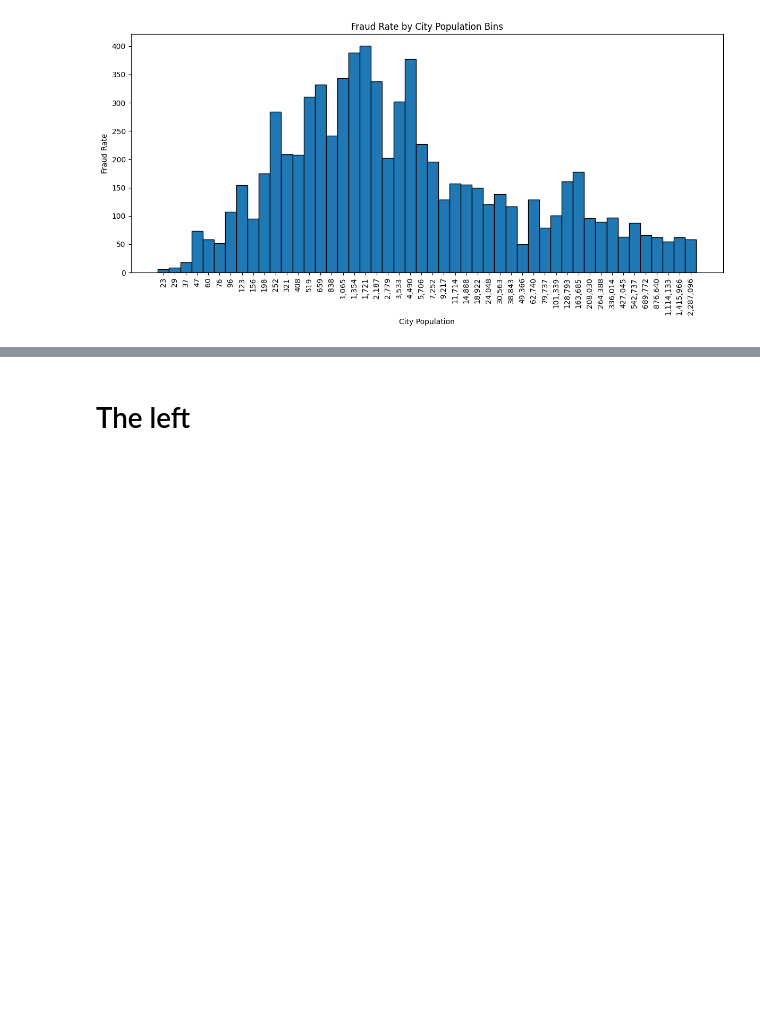
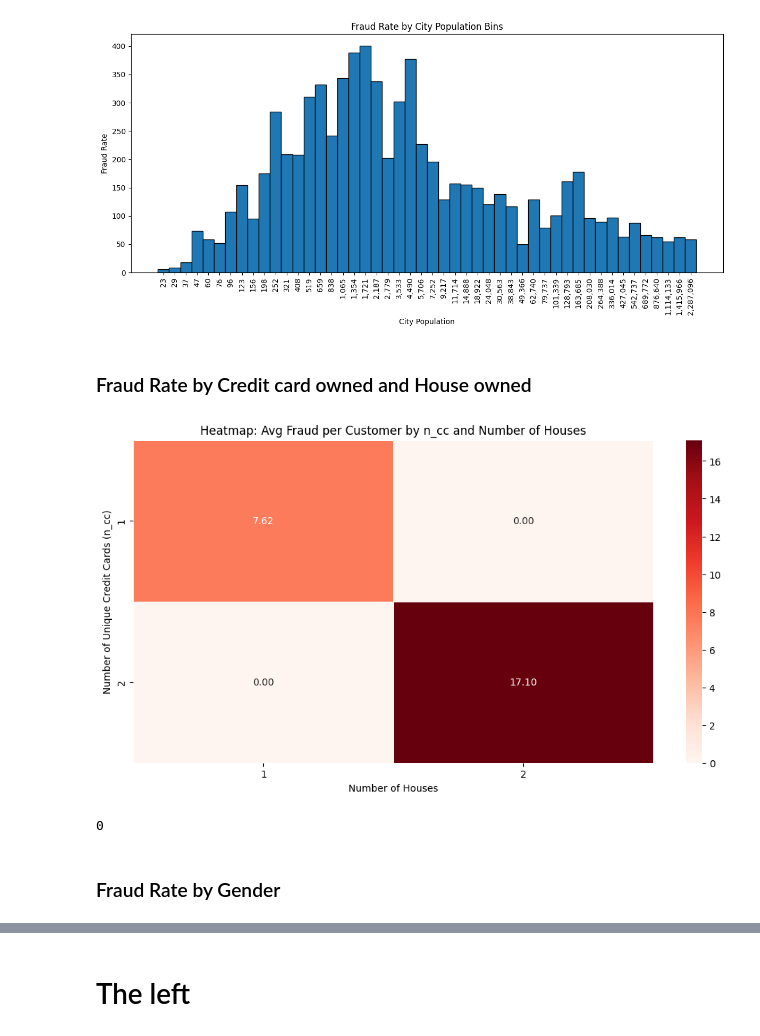
Before and after one commit to AubLambert/FraudDetection, a Jupyter notebook: Fraud_Detection.ipynb, the cells around one changed output, grey strips where cells are left out. Drawn from its saved outputs; the diff is of its cells as text; code cells hidden in the pictures; blank space fills up the shorter version.

```diff
--- a/Fraud_Detection.ipynb
+++ b/Fraud_Detection.ipynb
@@ -760,3 +772,39 @@ plt.tight_layout()
 plt.show()
 # %% [output]
 [figure]
+# %% [markdown]
+### Fraud Rate by Credit card owned and House owned
+# %%
+# --- Aggregate data per customer ---
+customer_agg = df_viz_2.groupby(["customer_name", "n_cc"]).agg(
+    n_house=("str_name", "nunique"),
+    fraud_sum=("is_fraud", "sum")
+).reset_index()
+
+# --- Count number of customers per (n_cc, n_house) ---
+customer_count = customer_agg.groupby(["n_cc", "n_house"])["customer_name"].count().reset_index(name="cust_count")
+
+# --- Merge fraud_sum with customer_count ---
+heatmap_df = customer_agg.groupby(["n_cc", "n_house"]).agg(fraud_sum=("fraud_sum","sum")).reset_index()
+heatmap_df = heatmap_df.merge(customer_count, on=["n_cc", "n_house"])
+heatmap_df["fraud_per_customer"] = heatmap_df["fraud_sum"] / heatmap_df["cust_count"]
+
+# --- Create pivot table for heatmap ---
+heatmap_data = heatmap_df.pivot(index="n_cc", columns="n_house", values="fraud_per_customer").fillna(0)
+
+# --- Plot heatmap ---
+plt.figure(figsize=(12,6))
+sns.heatmap(heatmap_data, cmap="Reds", linewidths=0.5, annot=True, fmt=".2f")
+plt.xlabel("Number of Houses")
+plt.ylabel("Number of Unique Credit Cards (n_cc)")
+plt.title("Heatmap: Avg Fraud per Customer by n_cc and Number of Houses")
+plt.show()
+# %% [output]
+[figure, added]
+# %%
+count = customer_agg.loc[(customer_agg["n_cc"] == 2) & (customer_agg["n_house"] == 1)].shape[0]
+print(count)
+# %% [output]
+0
+# %% [markdown]
+### Fraud Rate by Gender
```
Also changed, not shown: parts of 30 cells of this notebook.
